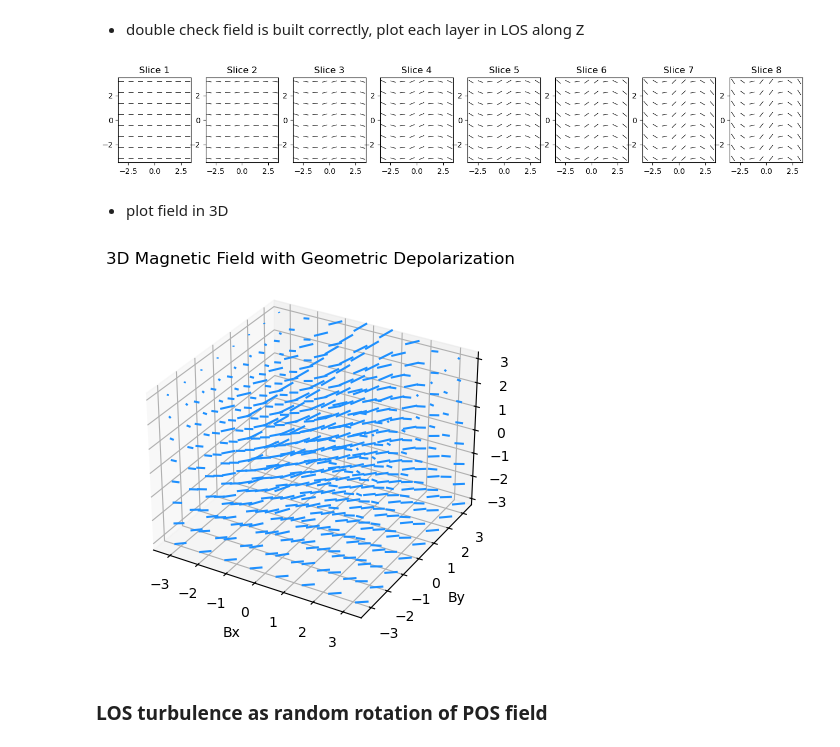
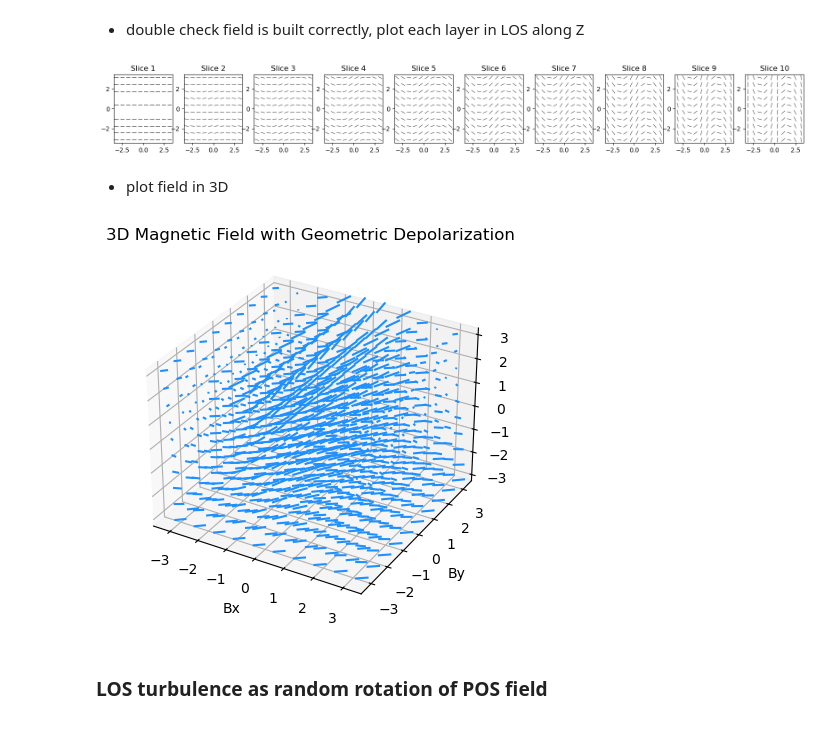
Before and after one commit to skressy/reconstruction, a Jupyter notebook: 25D_zeeman_recon/ism_polarization_toy_model.ipynb, the cells around one changed output. Cells and saved outputs as stored; diff of their text form; code cells hidden in the pictures.

Commit message:
added depolarization plotting check

```diff
--- a/25D_zeeman_recon/ism_polarization_toy_model.ipynb
+++ b/25D_zeeman_recon/ism_polarization_toy_model.ipynb
@@ -13,14 +13,14 @@ import matplotlib.pyplot as plt
 # %%
 # === USER-ADJUSTABLE PARAMETERS ===
 # Grid size
-g_size = 8
+g_size = 10
 # Intensity and intrinsic polarization fraction
 I0 = 1.0               # intensity per voxel (constant here)
 
 # POS pattern parameters
 frequency = 1.0        # frequency of the sinusoidal variation across the POS
 # amplitude = 1.0        # amplitude of the sinusoidal variation across the POS
-amplitude = np.linspace(0,1,g_size)
+amplitude = np.linspace(0,1.5,g_size)
 
 # magnetic field strength of Bx, By components:
 Bx0 = 1.0              # POS B-field component along x (arbitrary units)
@@ -62,17 +62,17 @@ for i in range(len(Z)):
 # %% [markdown]
 - double check field is built correctly, plot each layer in LOS along Z
 # %%
-fig, ax = plt.subplots(1, g_size, figsize=(16, 2))
+fig, ax = plt.subplots(1, g_size, figsize=(20, 2))
 for i in range(g_size):
     ax[i].quiver(
         X[:,:,i], Y[:,:,i],
         Bx[:,:,i], By[:,:,i],
         pivot='middle', scale=2, scale_units='xy',headaxislength=0,
         headlength=0,headwidth=1
     )
     ax[i].set_title(f"Slice {i+1}")
 # %% [output]
-[figure, old version]
+[figure, new version]
 # %% [markdown]
 - plot field in 3D
 # %%
@@ -87,7 +87,7 @@ ax.set_zlabel('Bz')
 ax.set_title('3D Magnetic Field with Geometric Depolarization')
 plt.show()
 # %% [output]
-[figure, old version]
+[figure, new version]
 # %% [markdown]
 ### LOS turbulence as random rotation of POS field
 # %%
```
Also changed, not shown: parts of 7 cells of this notebook.
